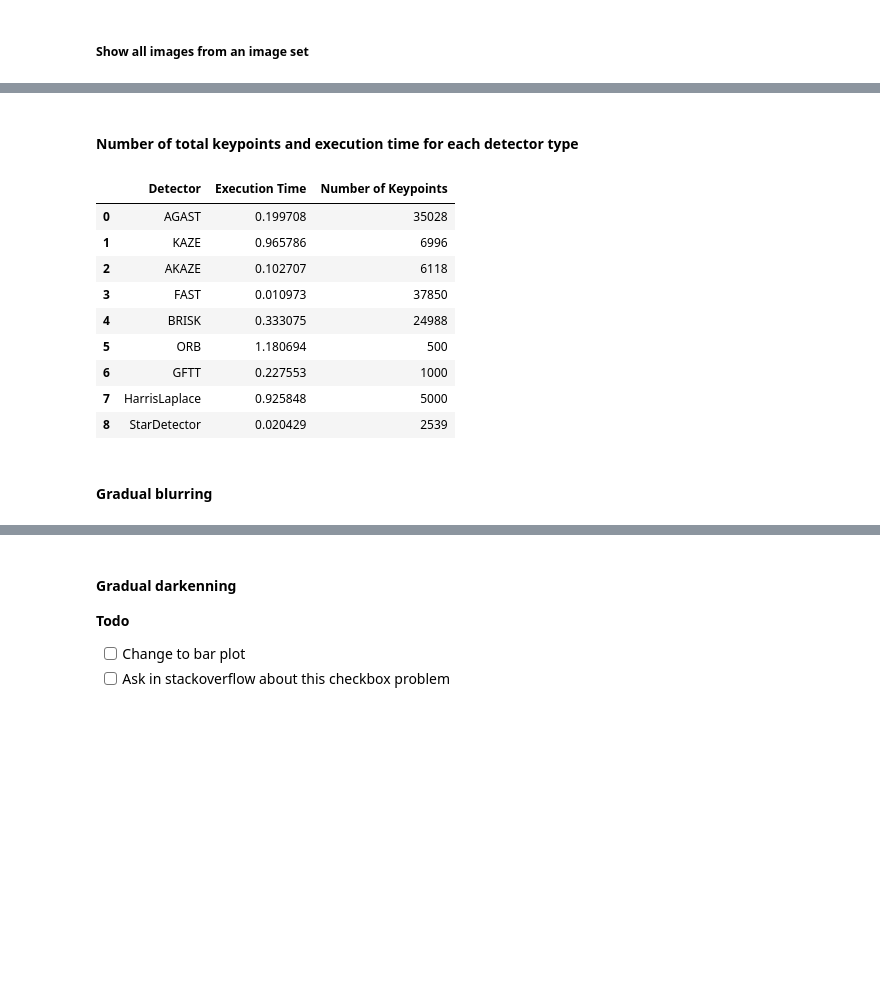
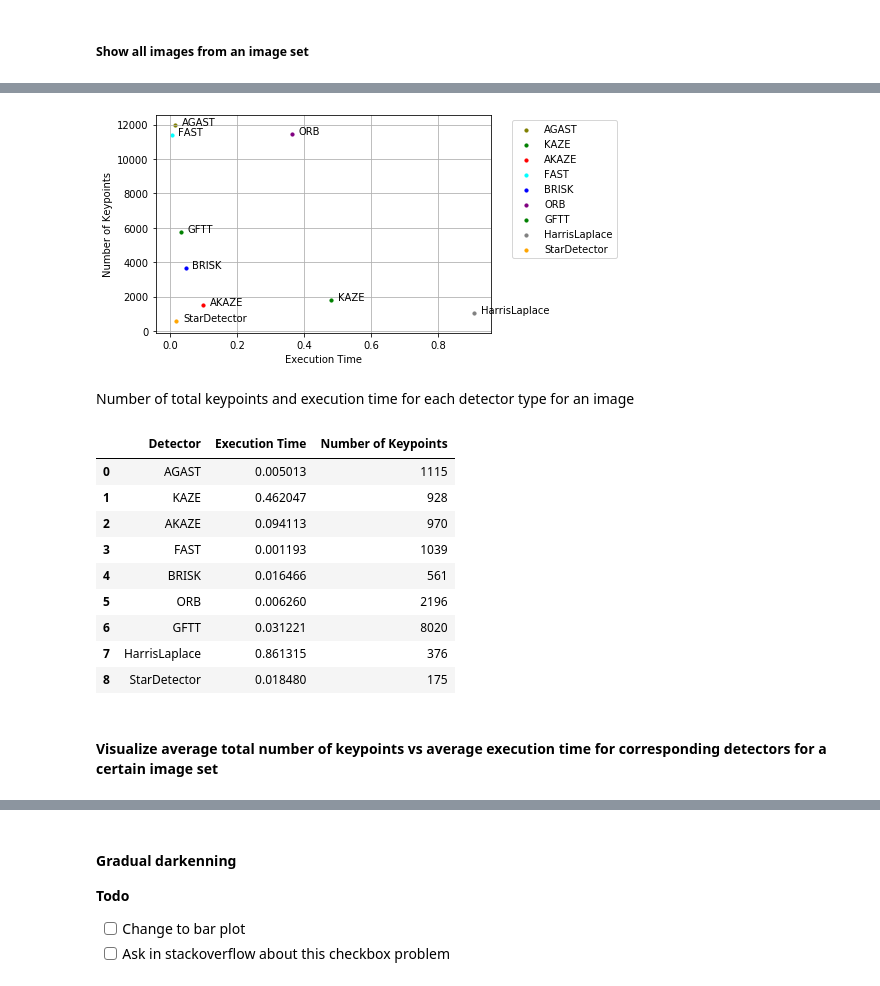
Before and after one commit to paul-shuvo/detector-descriptor-evaluation, a Jupyter notebook: src/demo.ipynb, the cells around one changed output, grey strips where cells are left out. Cells and saved outputs as stored; diff of their text form; code cells hidden in the pictures; blank space fills up the shorter version.

```diff
--- a/src/demo.ipynb
+++ b/src/demo.ipynb
@@ -120,24 +58,31 @@ FileNotFoundError: [Errno 2] No such file or directory: 'D:\\Programming Project
+# %%
+image_set_ = util.get_image_set(pckl_path, 'bikes')
+image_num = 1
+image = image_set_['{0}_img{1}'.format('bikes', image_num)]
+ex.experiment_1_plt(image)
+# %% [output]
+[figure, added]
 # %% [markdown]
-#### Number of total keypoints and execution time for each detector type
+Number of total keypoints and execution time for each detector type for an image
-# %%
-df = pd.DataFrame()
-df['Detector'] = plot_data.keys()
-df['Execution Time'] = [values[0] for values in plot_data.values()]
-df['Number of Keypoints'] = [values[1] for values in plot_data.values()]
-# df=df.sort_values(by=['Execution Time'])
-df.style.\
-    apply(highlight_max, subset=['Execution Time', 'Number of Keypoints']).\
-    apply(highlight_min, subset=['Execution Time', 'Number of Keypoints'])
-# %% [output]
-|  | Detector | Execution Time | Number of Keypoints |
-| 0 | AGAST | 0.199708 | 35028 |
-| 1 | KAZE | 0.965786 | 6996 |
-| 2 | AKAZE | 0.102707 | 6118 |
-| 3 | FAST | 0.010973 | 37850 |
-| 4 | BRISK | 0.333075 | 24988 |
-| 5 | ORB | 1.180694 | 500 |
-| 6 | GFTT | 0.227553 | 1000 |
-| 7 | HarrisLaplace | 0.925848 | 5000 |
-| 8 | StarDetector | 0.020429 | 2539 |
-# %% [markdown]
-#### Gradual blurring
+# %%
+image_set_name = 'bikes'
+image_set_ = util.get_image_set(pckl_path, image_set_name)
+image_num = 4
+image = image_set_['{0}_img{1}'.format(image_set_name, image_num)]
+df = ex.experiment_1_df(image)
+df.style. \
+    apply(util.highlight_max, subset=['Execution Time', 'Number of Keypoints']). \
+    apply(util.highlight_min, subset=['Execution Time', 'Number of Keypoints'])
+# %% [output]
+|  | Detector | Execution Time | Number of Keypoints |
+| 0 | AGAST | 0.005013 | 1115 |
+| 1 | KAZE | 0.462047 | 928 |
+| 2 | AKAZE | 0.094113 | 970 |
+| 3 | FAST | 0.001193 | 1039 |
+| 4 | BRISK | 0.016466 | 561 |
+| 5 | ORB | 0.006260 | 2196 |
+| 6 | GFTT | 0.031221 | 8020 |
+| 7 | HarrisLaplace | 0.861315 | 376 |
+| 8 | StarDetector | 0.018480 | 175 |
+# %% [markdown]
+#### Visualize average total number of keypoints vs average execution time for corresponding detectors for a certain image set
```
Also changed, not shown: parts of 23 cells of this notebook, 5 other files.
